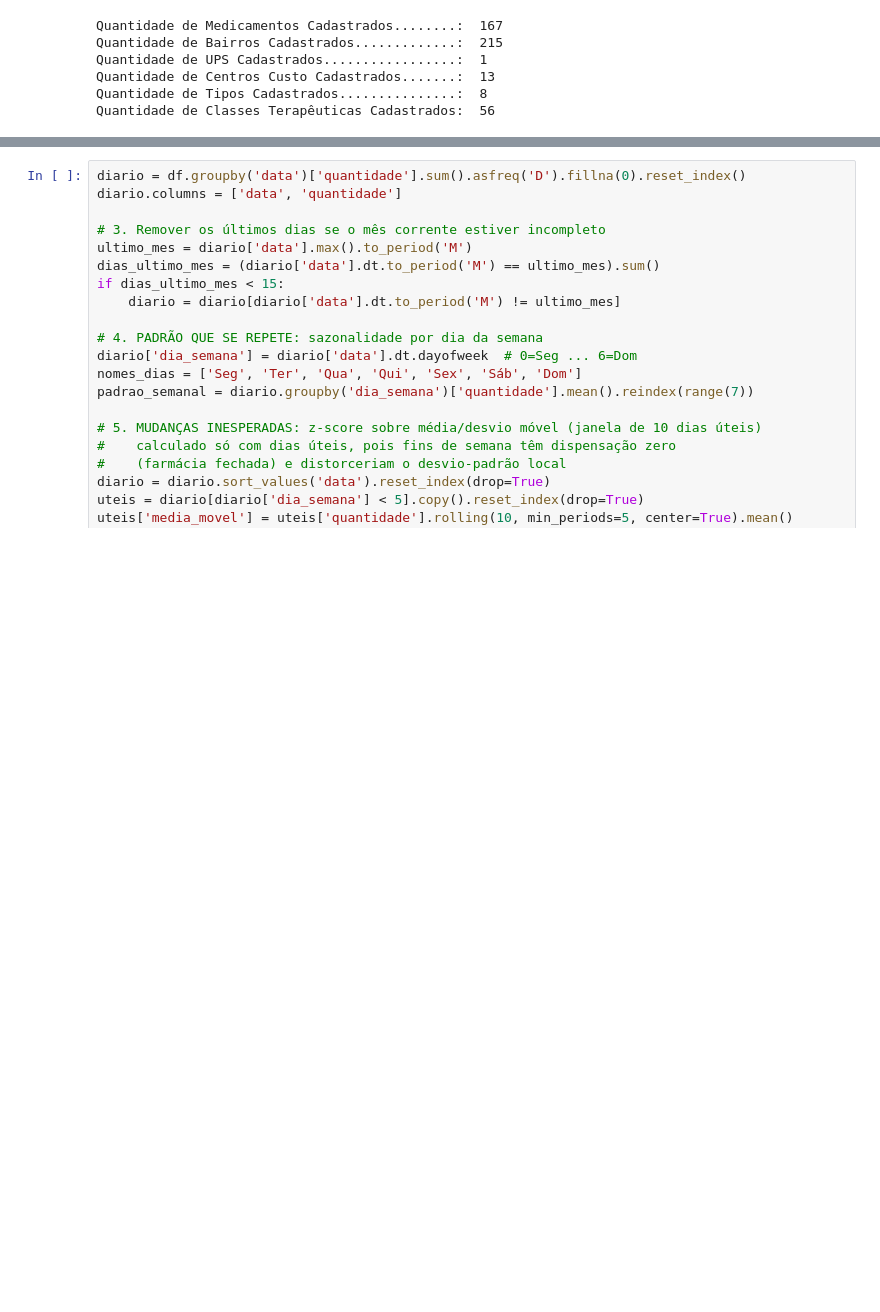
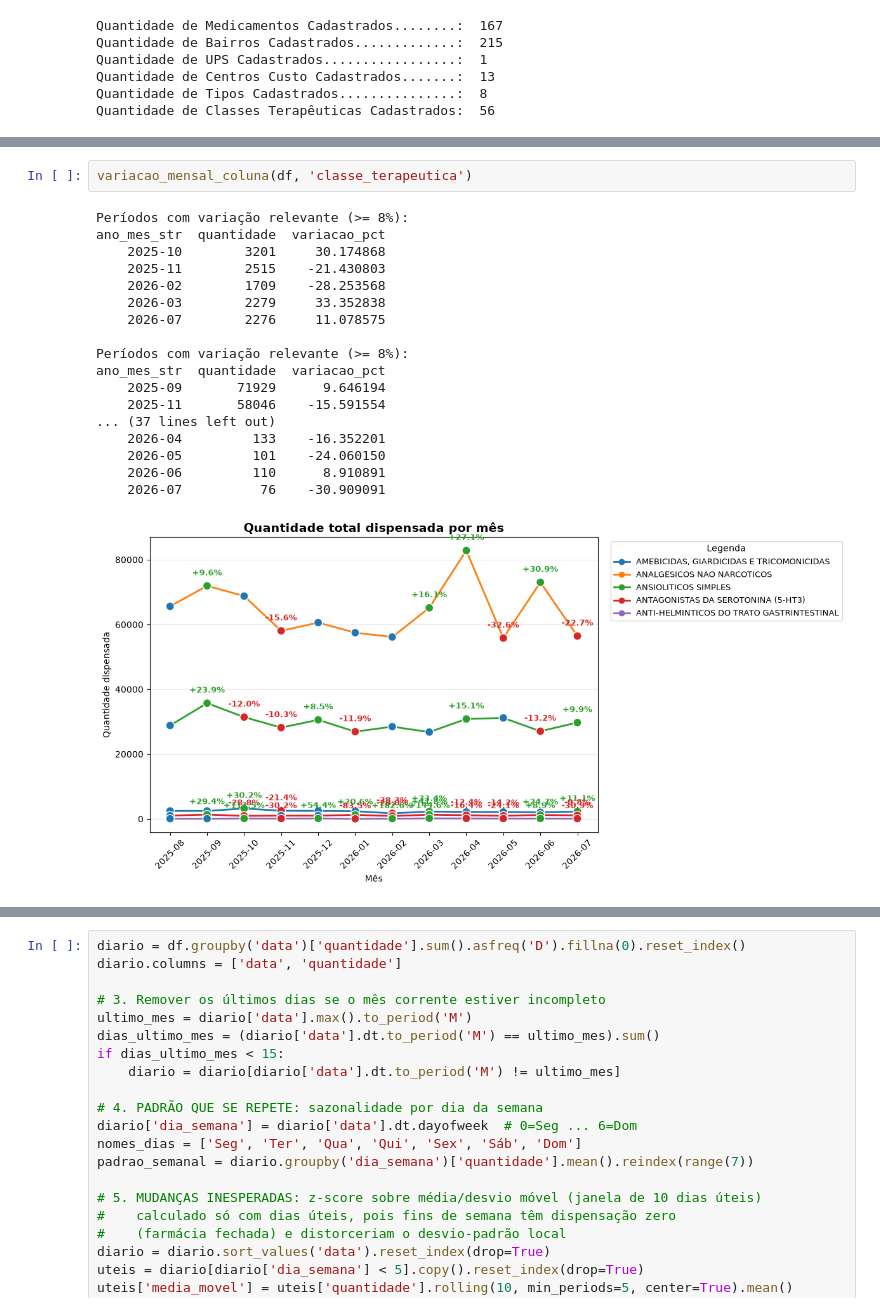
Before and after one commit to ManuelEtiene/PyAnalytics_revision, a Jupyter notebook: notebooks/Sprint_2_dispensacao_ao_longo_do_tempo/main.ipynb, the cells around one changed output, grey strips where cells are left out. Drawn from its saved outputs; the diff is of its cells as text; blank space fills up the shorter version.

```diff
--- a/notebooks/Sprint_2_dispensacao_ao_longo_do_tempo/main.ipynb
+++ b/notebooks/Sprint_2_dispensacao_ao_longo_do_tempo/main.ipynb
@@ -218,0 +506,21 @@ Index: []
+# %%
+variacao_mensal_coluna(df, 'classe_terapeutica')
+# %% [output]
+Períodos com variação relevante (>= 8%):
+ano_mes_str  quantidade  variacao_pct
+    2025-10        3201     30.174868
+    2025-11        2515    -21.430803
+    2026-02        1709    -28.253568
+    2026-03        2279     33.352838
+    2026-07        2276     11.078575
+
+Períodos com variação relevante (>= 8%):
+ano_mes_str  quantidade  variacao_pct
+    2025-09       71929      9.646194
+    2025-11       58046    -15.591554
+... (37 lines left out)
+    2026-04         133    -16.352201
+    2026-05         101    -24.060150
+    2026-06         110      8.910891
+    2026-07          76    -30.909091
+[figure, added]
```
Also changed, not shown: parts of 12 cells of this notebook, 2 other files.
